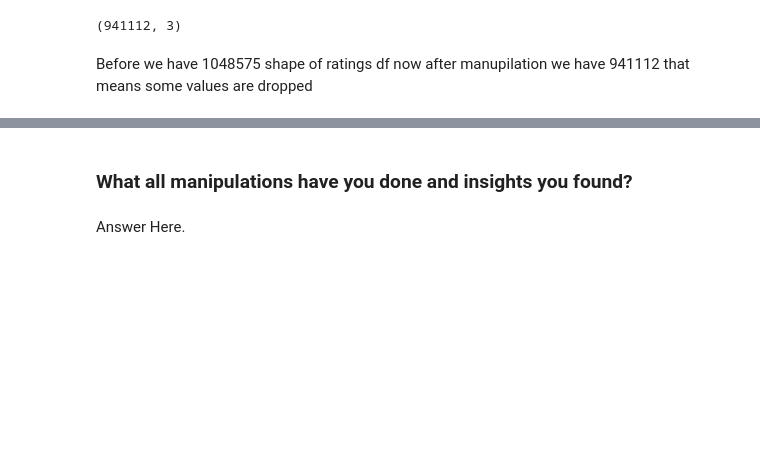
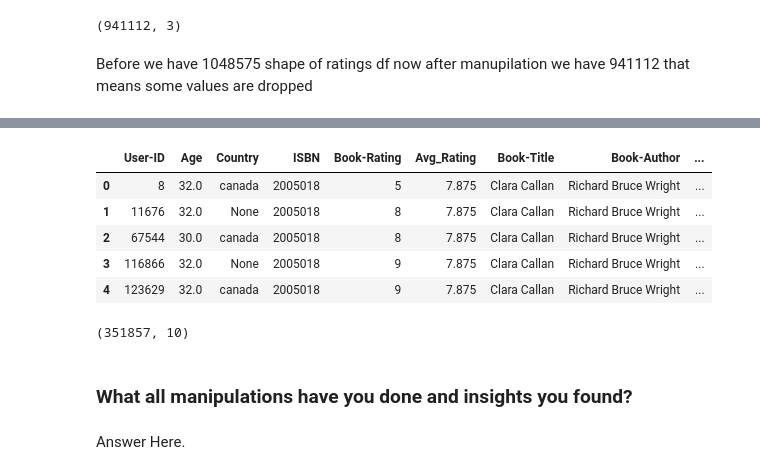
Before and after one commit to SaniyaBubere/book-recommendation-system, a Jupyter notebook: Book_Recommendation_System.ipynb, the cells around one changed output, grey strips where cells are left out. Drawn from its saved outputs; the diff is of its cells as text; code cells hidden in the pictures; blank space fills up the shorter version.

```diff
--- a/Book_Recommendation_System.ipynb
+++ b/Book_Recommendation_System.ipynb
@@ -684,3 +693,28 @@ Before we have 1048575 shape of ratings df now after manupilation we have 941112
+# %%
+# Compute average rating for each book (ISBN)
+book_ratings = ratings_df_explicit.groupby('ISBN')['Book-Rating'].mean()
+
+# Create a new column 'Avg_Rating' and set its values to the corresponding average rating for each book
+ratings_df_explicit['Avg_Rating'] = ratings_df_explicit['ISBN'].map(book_ratings)
+# %%
+#creating final df
+Final_df=users_df.copy()
+Final_df=pd.merge(Final_df,ratings_df_explicit,on='User-ID')
+Final_df=pd.merge(Final_df,books_df,on='ISBN')
+# %%
+#first view of final df
+Final_df.head()
+# %% [output]
+|  | User-ID | Age | Country | ISBN | Book-Rating | Avg_Rating | Book-Title | Book-Author | ... |
+| 0 | 8 | 32.0 | canada | 2005018 | 5 | 7.875 | Clara Callan | Richard Bruce Wright | ... |
+| 1 | 11676 | 32.0 | None | 2005018 | 8 | 7.875 | Clara Callan | Richard Bruce Wright | ... |
+| 2 | 67544 | 30.0 | canada | 2005018 | 8 | 7.875 | Clara Callan | Richard Bruce Wright | ... |
+| 3 | 116866 | 32.0 | None | 2005018 | 9 | 7.875 | Clara Callan | Richard Bruce Wright | ... |
+| 4 | 123629 | 32.0 | canada | 2005018 | 9 | 7.875 | Clara Callan | Richard Bruce Wright | ... |
+# %%
+Final_df.shape
+# %% [output]
+(351857, 10)
 # %% [markdown]
 ### What all manipulations have you done and insights you found?
 # %% [markdown]
```
Also changed, not shown: parts of 5 cells of this notebook.
